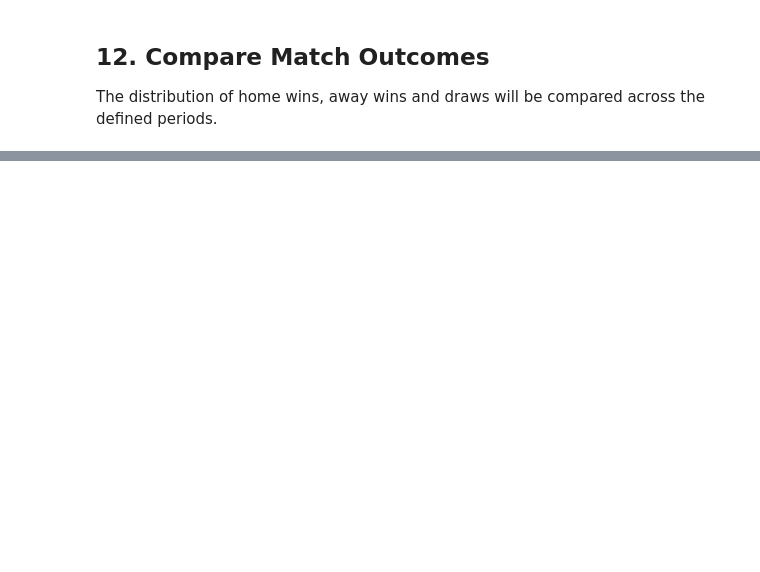
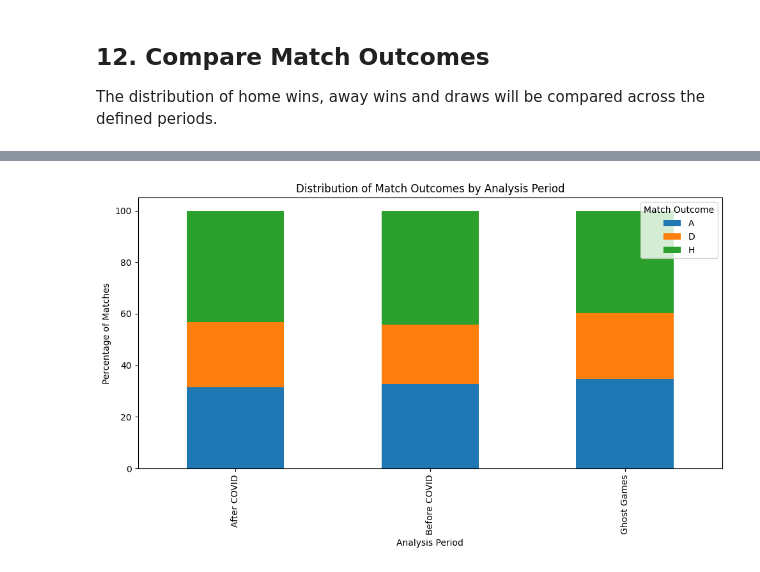
Before and after one commit to WilliTropical/bundesliga-home-advantage-covid, a Jupyter notebook: bundesliga_covid.ipynb, the cells around one changed output, grey strips where cells are left out. Saved outputs shown, nothing was run; the diff lists cells and outputs as text; code cells hidden in the pictures; blank space fills up the shorter version.

```diff
--- a/bundesliga_covid.ipynb
+++ b/bundesliga_covid.ipynb
@@ -307,0 +306,8 @@ Name: count, dtype: int64
+# %%
+df_all["Date"] = pd.to_datetime(
+    df_all["Date"],
+    dayfirst=True,
+    format="mixed"
+)
+# %%
+df_all["Period"] = "Excluded"
@@ -307,0 +447,2 @@ Name: count, dtype: int64
+# %%
+df_analysis = df_all[df_all["Period"] != "Excluded"].copy()
@@ -313,0 +484,10 @@ The results will be visualised using different charts to illustrate potential ch
+# %%
+outcome_percent = (
+    pd.crosstab(
+        df_analysis["Period"],
+        df_analysis["FTR"],
+        normalize="index"
+    ) * 100
+).round(1)
+
+outcome_percent
@@ -313,0 +500,18 @@ The results will be visualised using different charts to illustrate potential ch
+# %%
+import matplotlib.pyplot as plt
+
+outcome_percent.plot(
+    kind="bar",
+    stacked=True,
+    figsize=(10,6)
+)
+
+plt.title("Distribution of Match Outcomes by Analysis Period")
+plt.xlabel("Analysis Period")
+plt.ylabel("Percentage of Matches")
+plt.legend(title="Match Outcome")
+plt.tight_layout()
+
+plt.show()
+# %% [output]
+[figure, added]
```
Also changed, not shown: parts of 27 cells of this notebook, 1 other file.
